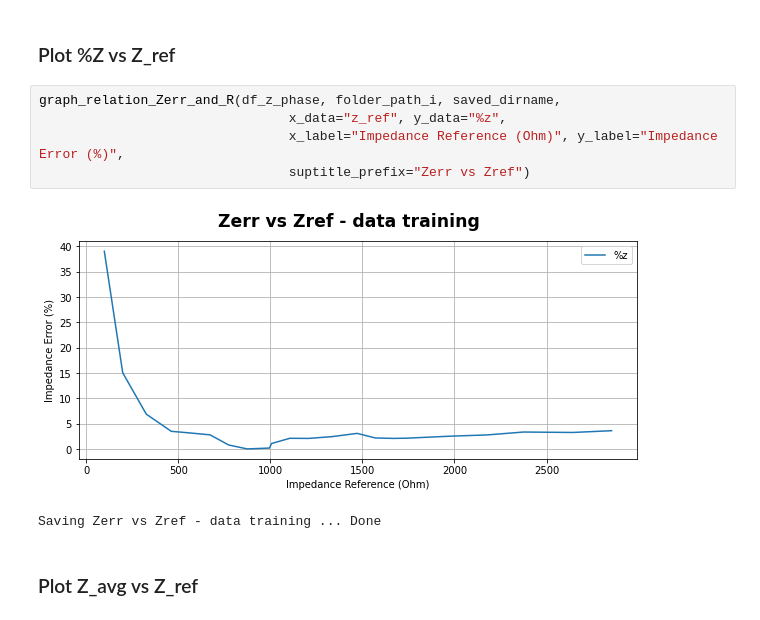
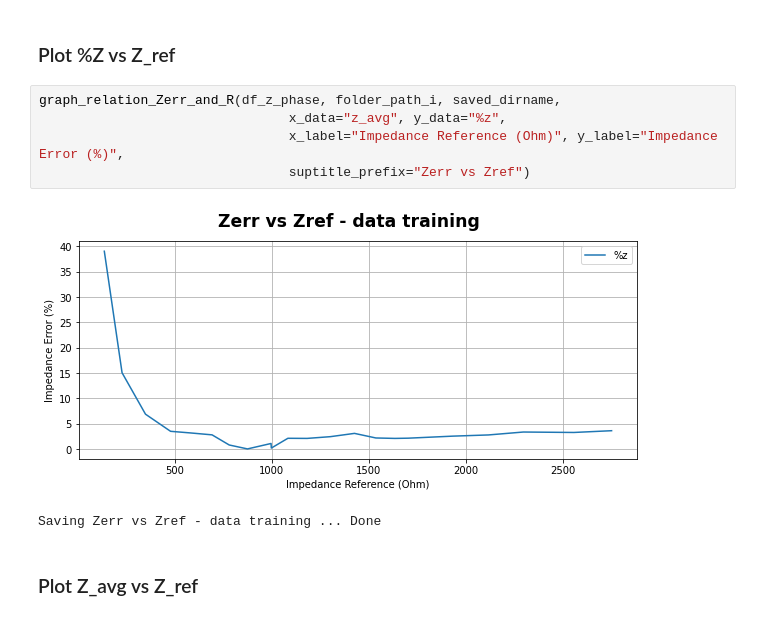
Before and after one commit to mahaamesha/body-impedance-measurement, a Jupyter notebook: src/training_data.ipynb, the cells around one changed output. Saved outputs shown, nothing was run; the diff lists cells and outputs as text.

```diff
--- a/src/training_data.ipynb
+++ b/src/training_data.ipynb
@@ -169,11 +169,11 @@ Build table in TB Actual Impedance Phase.md ... Done
 ### Plot %Z vs Z_ref
 # %%
 graph_relation_Zerr_and_R(df_z_phase, folder_path_i, saved_dirname,
-                                x_data="z_ref", y_data="%z",
+                                x_data="z_avg", y_data="%z",
                                 x_label="Impedance Reference (Ohm)", y_label="Impedance Error (%)",
                                 suptitle_prefix="Zerr vs Zref")
 # %% [output]
-[figure, old version]
+[figure, new version]
 Saving Zerr vs Zref - data training ... Done
 # %% [markdown]
 ### Plot Z_avg vs Z_ref
```
Also changed, not shown: 1 other file.
